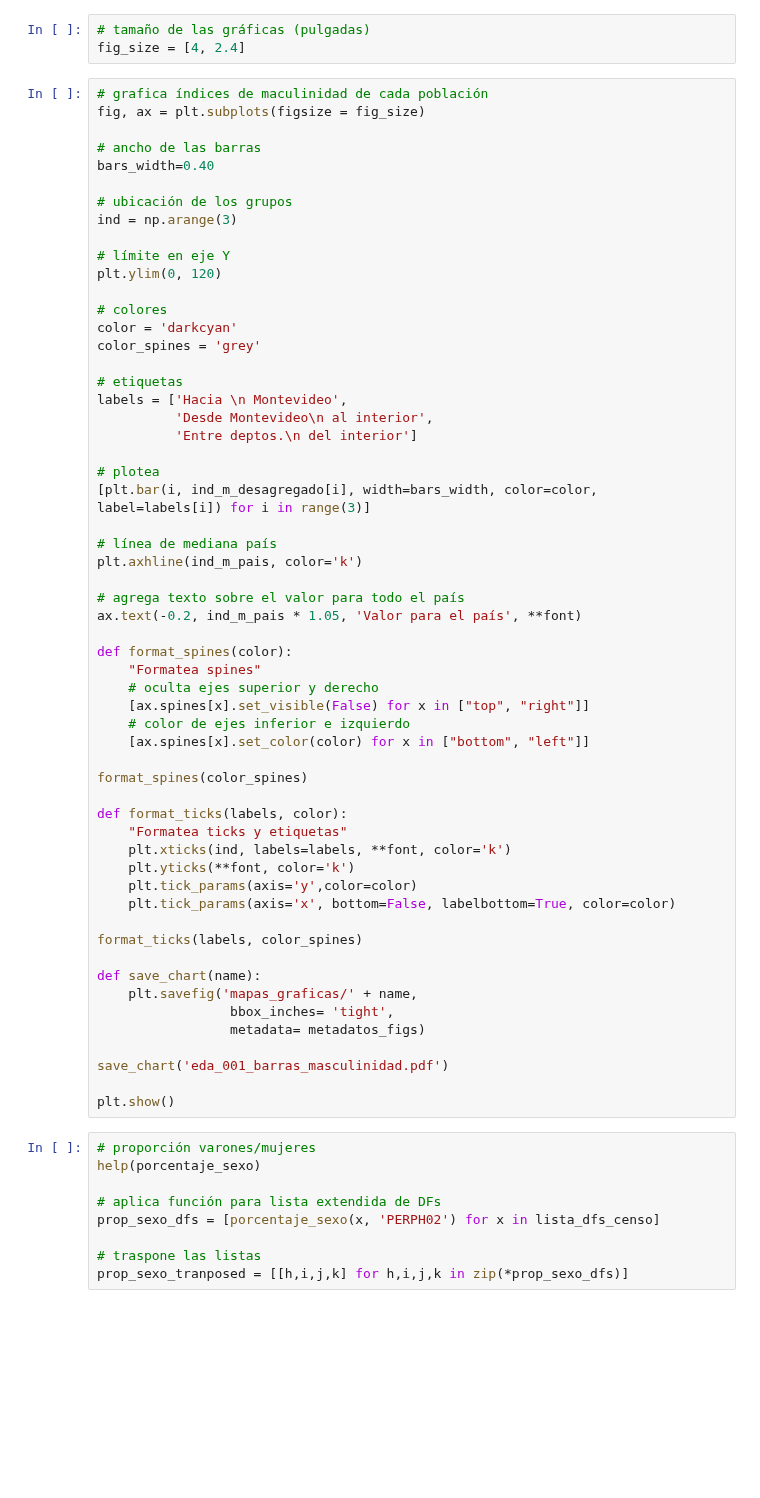
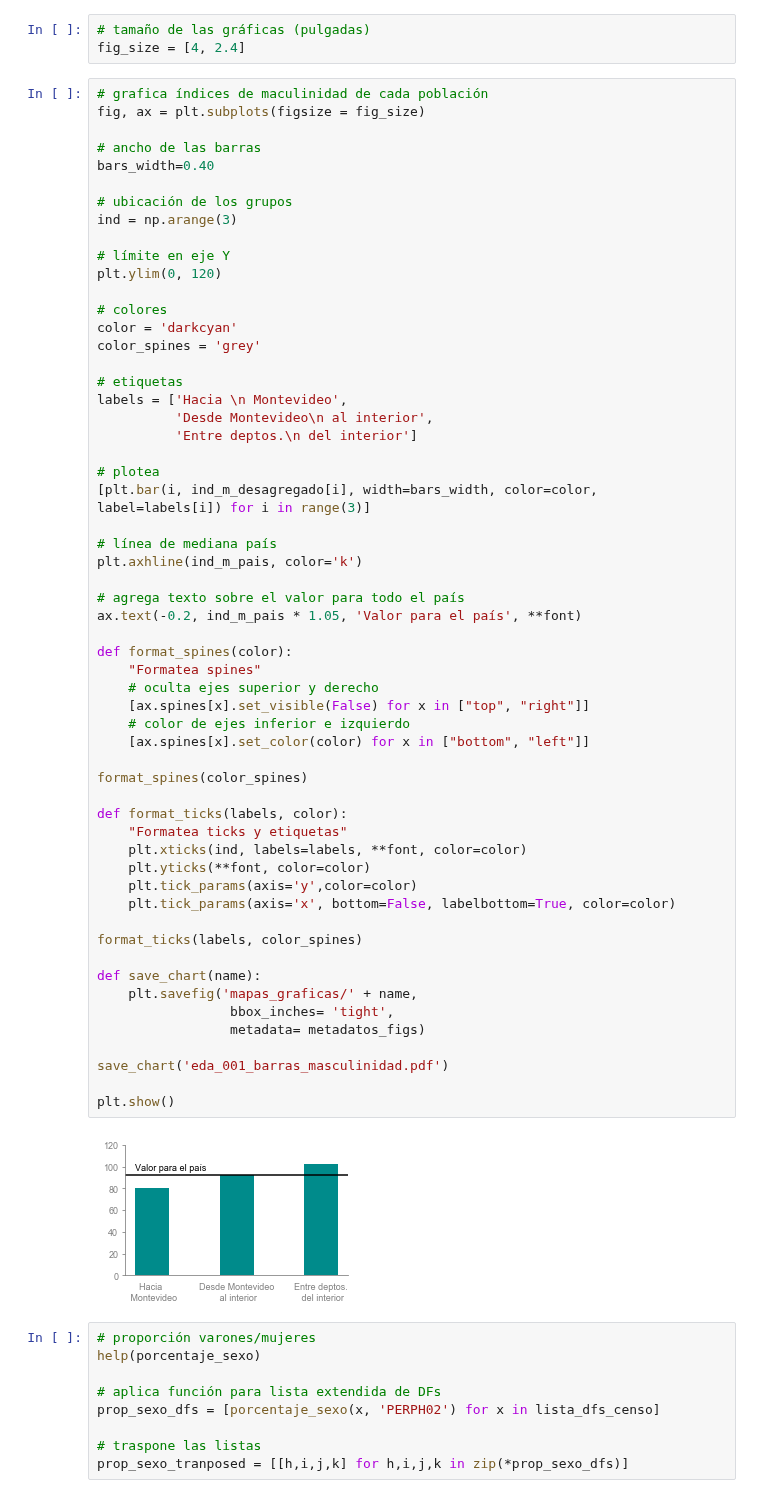
Before and after one commit to guillermodangelo/tesis, a Jupyter notebook: 02-eda_graficas.ipynb, the cells around one changed output. Drawn from its saved outputs; the diff is of its cells as text; blank space fills up the shorter version.

```diff
--- a/02-eda_graficas.ipynb
+++ b/02-eda_graficas.ipynb
@@ -179,35 +195,37 @@ labels = ['Hacia \n Montevideo',
 # línea de mediana país
 plt.axhline(ind_m_pais, color='k')
 
 # agrega texto sobre el valor para todo el país
 ax.text(-0.2, ind_m_pais * 1.05, 'Valor para el país', **font)
 
 def format_spines(color):
     "Formatea spines"
     # oculta ejes superior y derecho
     [ax.spines[x].set_visible(False) for x in ["top", "right"]]
     # color de ejes inferior e izquierdo
     [ax.spines[x].set_color(color) for x in ["bottom", "left"]]
 
 format_spines(color_spines)
 
 def format_ticks(labels, color):
     "Formatea ticks y etiquetas"
-    plt.xticks(ind, labels=labels, **font, color='k')
-    plt.yticks(**font, color='k')
+    plt.xticks(ind, labels=labels, **font, color=color)
+    plt.yticks(**font, color=color)
     plt.tick_params(axis='y',color=color)
     plt.tick_params(axis='x', bottom=False, labelbottom=True, color=color)
 
 format_ticks(labels, color_spines)
 
 def save_chart(name):
     plt.savefig('mapas_graficas/' + name,
                  bbox_inches= 'tight',
                  metadata= metadatos_figs)
 
 save_chart('eda_001_barras_masculinidad.pdf')
 
 plt.show()
+# %% [output]
+[figure, added]
 # %%
 # proporción varones/mujeres
 help(porcentaje_sexo)
```
Also changed, not shown: parts of 9 cells of this notebook, 9 other files.
